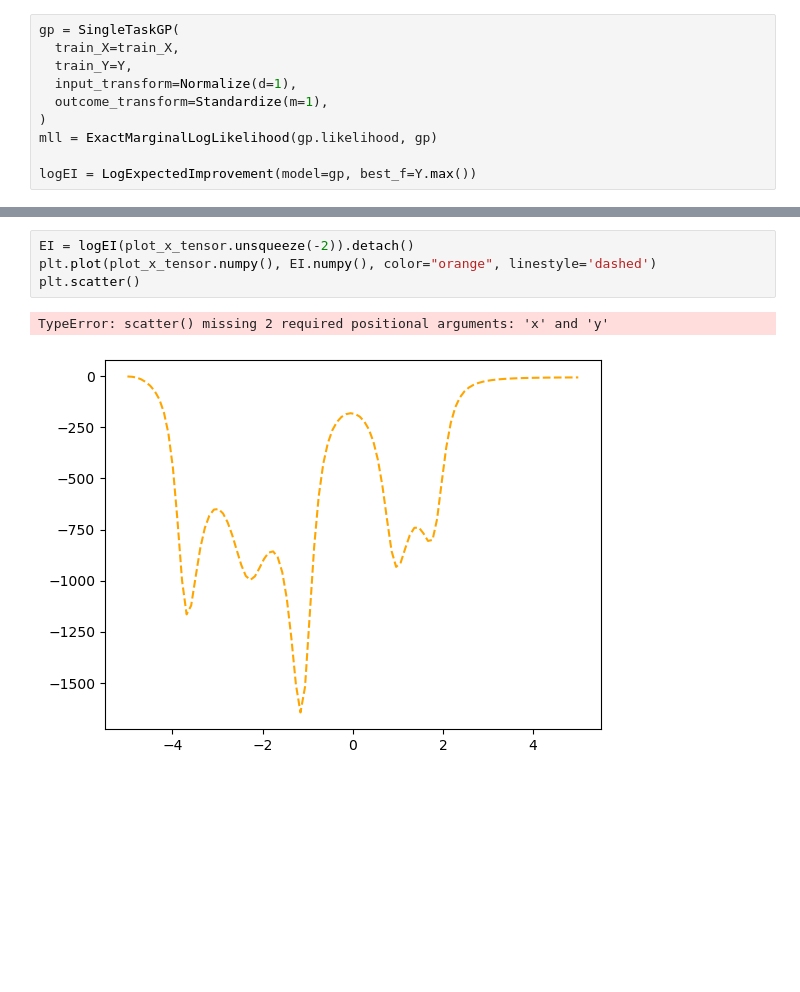
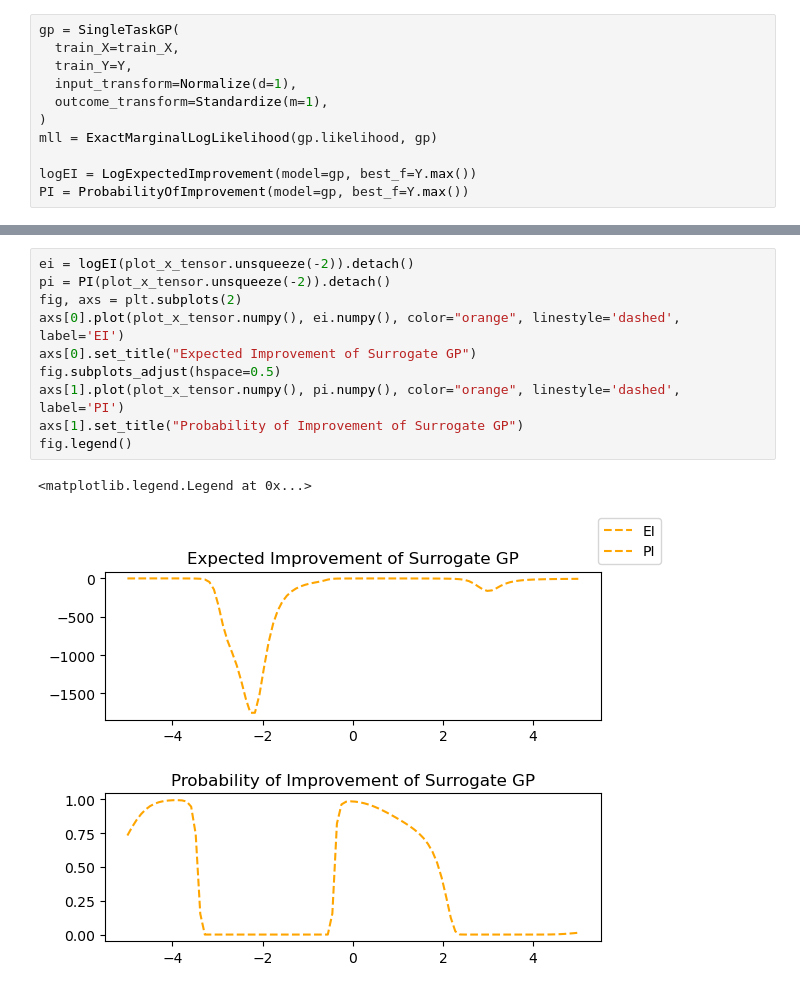
Before and after one commit to DaniNiamut/ict-f0ntys-internship, a Jupyter notebook: bayesian_opt.ipynb, the cells around one changed output, grey strips where cells are left out. Drawn from its saved outputs; the diff is of its cells as text; blank space fills up the shorter version.

```diff
--- a/bayesian_opt.ipynb
+++ b/bayesian_opt.ipynb
@@ -27,6 +43,7 @@ gp = SingleTaskGP(
 mll = ExactMarginalLogLikelihood(gp.likelihood, gp)
 
 logEI = LogExpectedImprovement(model=gp, best_f=Y.max())
+PI = ProbabilityOfImprovement(model=gp, best_f=Y.max())
 # %%
 bounds = torch.stack([torch.zeros(1), torch.ones(1)]).to(torch.double)
 candidate, acq_value = optimize_acqf(
@@ -53,7 +70,13 @@ plt.scatter(candidate, poly(candidate), color = 'green', marker='o', s= 50)
-# %%
-EI = logEI(plot_x_tensor.unsqueeze(-2)).detach()
-plt.plot(plot_x_tensor.numpy(), EI.numpy(), color="orange", linestyle='dashed')
-plt.scatter()
-# %% [output]
-TypeError: scatter() missing 2 required positional arguments: 'x' and 'y'
-[figure, removed]
+# %%
+ei = logEI(plot_x_tensor.unsqueeze(-2)).detach()
+pi = PI(plot_x_tensor.unsqueeze(-2)).detach()
+fig, axs = plt.subplots(2)
+axs[0].plot(plot_x_tensor.numpy(), ei.numpy(), color="orange", linestyle='dashed', label='EI')
+axs[0].set_title("Expected Improvement of Surrogate GP")
+fig.subplots_adjust(hspace=0.5)
+axs[1].plot(plot_x_tensor.numpy(), pi.numpy(), color="orange", linestyle='dashed', label='PI')
+axs[1].set_title("Probability of Improvement of Surrogate GP")
+fig.legend()
+# %% [output]
+<matplotlib.legend.Legend at 0x...>
+[figure, added]
```
Also changed, not shown: parts of 4 cells of this notebook, 1 other file.
